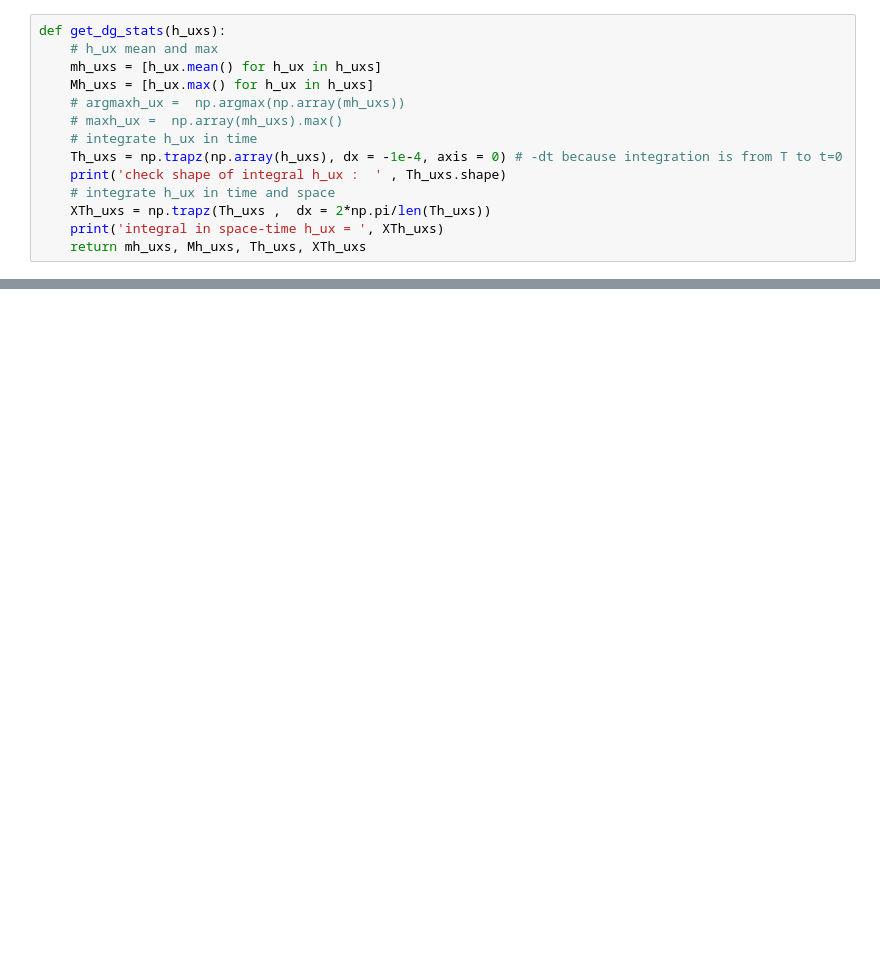
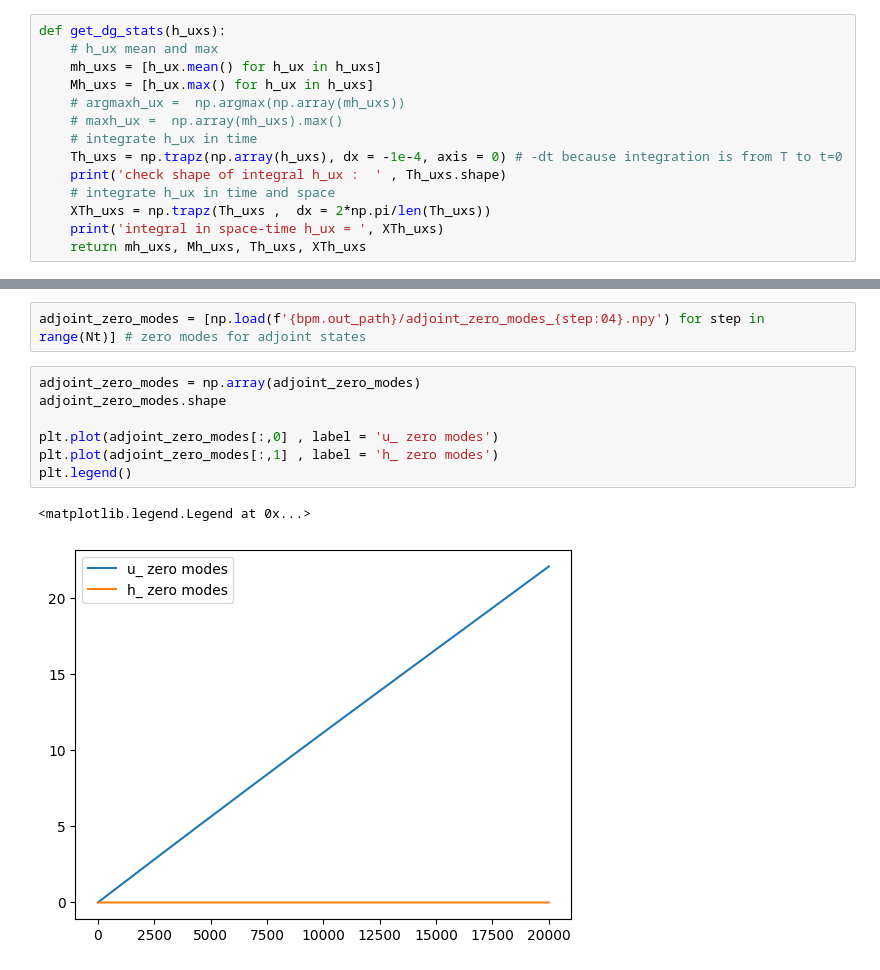
Before and after one commit to PatricioClark/pySPEC, a Jupyter notebook: plot_dg.ipynb, the cells around one changed output, grey strips where cells are left out. Drawn from its saved outputs; the diff is of its cells as text; blank space fills up the shorter version.

```diff
--- a/plot_dg.ipynb
+++ b/plot_dg.ipynb
@@ -79,0 +84,12 @@ for dg in dgs:
+# %%
+adjoint_zero_modes = [np.load(f'{bpm.out_path}/adjoint_zero_modes_{step:04}.npy') for step in range(Nt)] # zero modes for adjoint states
+# %%
+adjoint_zero_modes = np.array(adjoint_zero_modes)
+adjoint_zero_modes.shape
+
+plt.plot(adjoint_zero_modes[:,0] , label = 'u_ zero modes')
+plt.plot(adjoint_zero_modes[:,1] , label = 'h_ zero modes')
+plt.legend()
+# %% [output]
+<matplotlib.legend.Legend at 0x...>
+[figure, added]
```
Also changed, not shown: parts of 5 cells of this notebook, 1 other file.
